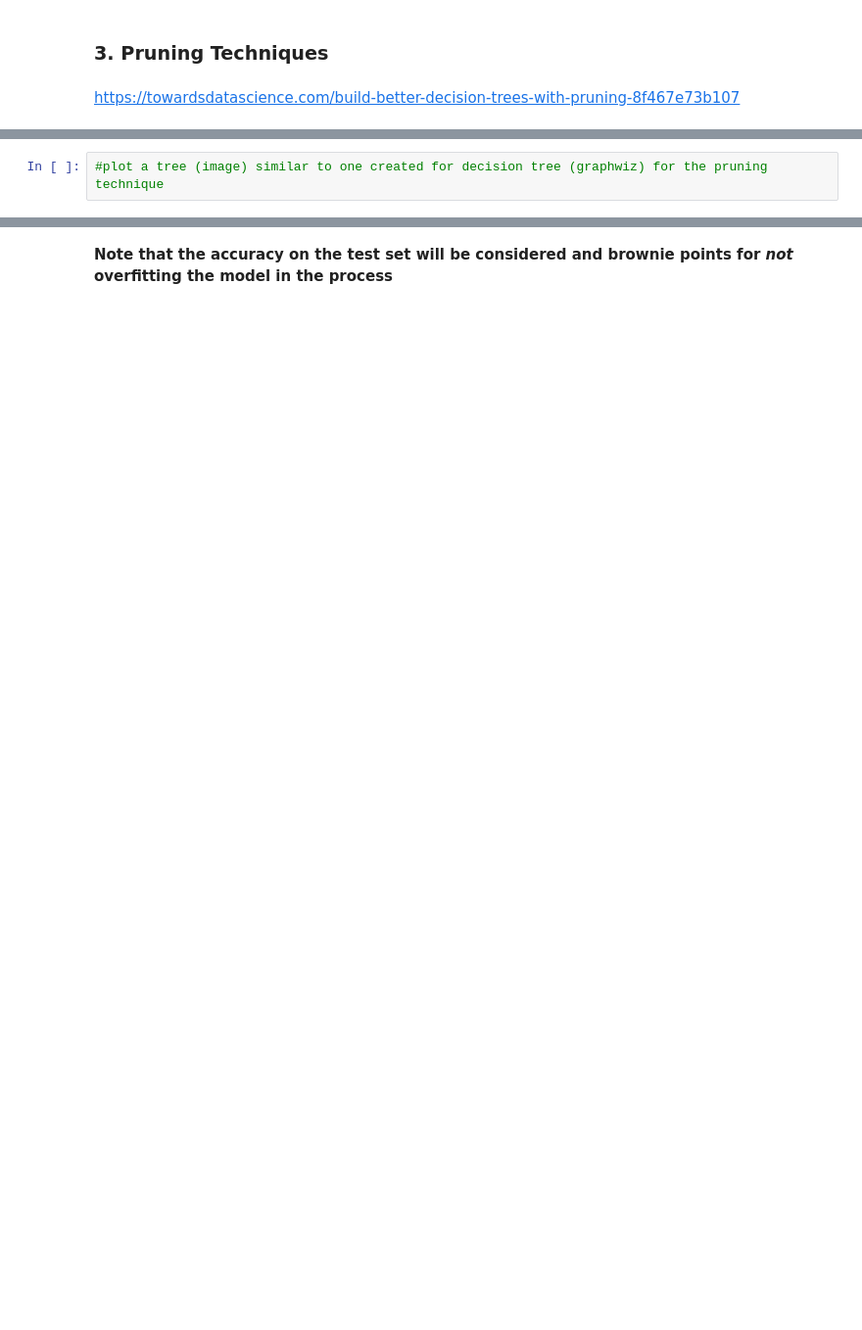
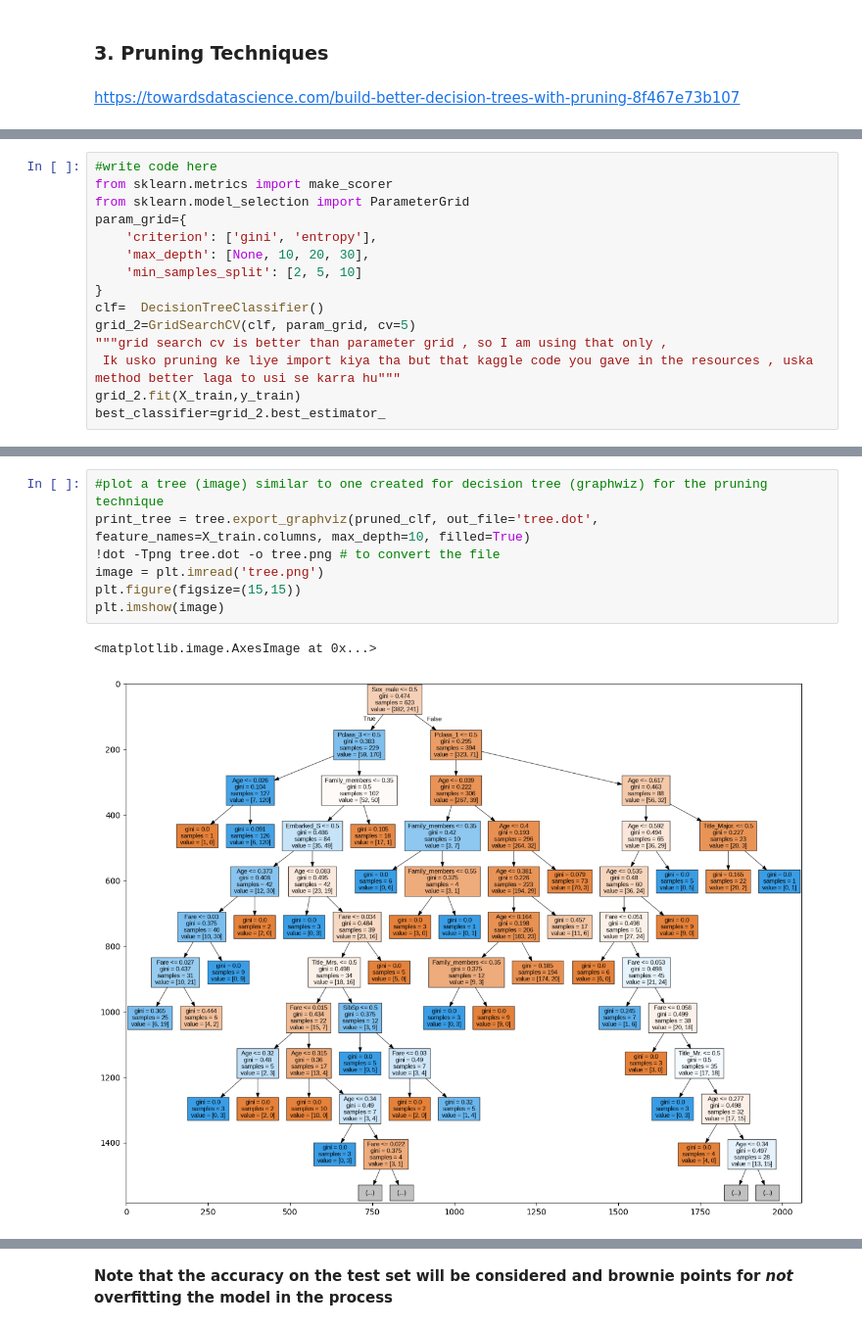
Before and after one commit to stableminded/Synapse_lp, a Jupyter notebook: Dhairya_SynapseLP_Task4.ipynb, the cells around one changed output, grey strips where cells are left out. Shown at 98% size. Drawn from its saved outputs; the diff is of its cells as text; blank space fills up the shorter version.

```diff
--- a/Dhairya_SynapseLP_Task4.ipynb
+++ b/Dhairya_SynapseLP_Task4.ipynb
@@ -427,0 +495,15 @@ from sklearn.model_selection import ParameterGrid
+# %%
+#write code here
+from sklearn.metrics import make_scorer
+from sklearn.model_selection import ParameterGrid
+param_grid={
+    'criterion': ['gini', 'entropy'],
+    'max_depth': [None, 10, 20, 30],
+    'min_samples_split': [2, 5, 10]
+}
+clf=  DecisionTreeClassifier()
+grid_2=GridSearchCV(clf, param_grid, cv=5)
+"""grid search cv is better than parameter grid , so I am using that only ,
+ Ik usko pruning ke liye import kiya tha but that kaggle code you gave in the resources , uska method better laga to usi se karra hu"""
+grid_2.fit(X_train,y_train)
+best_classifier=grid_2.best_estimator_
@@ -428,2 +588,10 @@ from sklearn.model_selection import ParameterGrid
 # %%
 #plot a tree (image) similar to one created for decision tree (graphwiz) for the pruning technique
+print_tree = tree.export_graphviz(pruned_clf, out_file='tree.dot', feature_names=X_train.columns, max_depth=10, filled=True)
+!dot -Tpng tree.dot -o tree.png # to convert the file
+image = plt.imread('tree.png')
+plt.figure(figsize=(15,15))
+plt.imshow(image)
+# %% [output]
+<matplotlib.image.AxesImage at 0x...>
+[figure, added]
```
Also changed, not shown: parts of 46 cells of this notebook.
